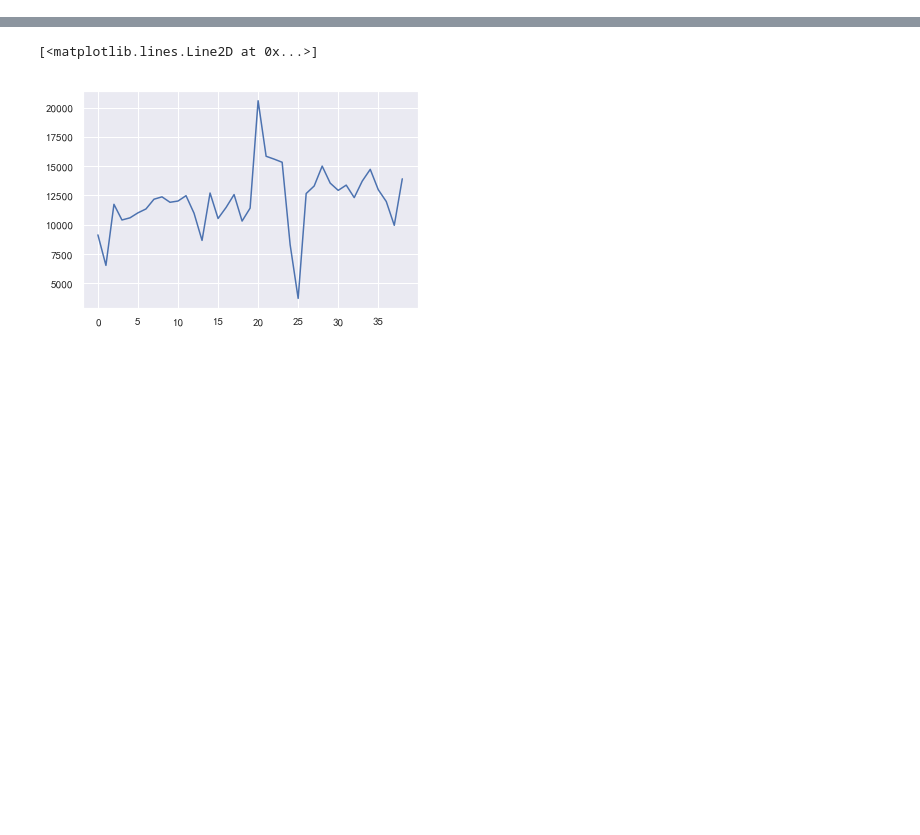
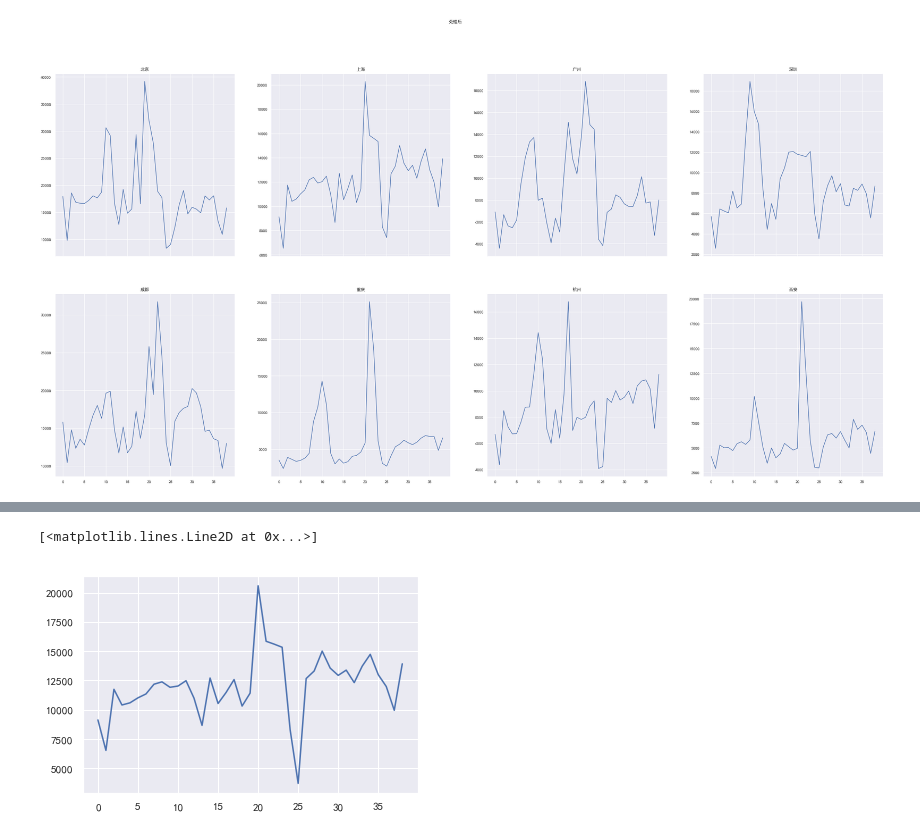
Before and after one commit to orinbai/notebook, a Jupyter notebook: PredictHW.ipynb, the cells around one changed output, grey strips where cells are left out. Saved outputs shown, nothing was run; the diff lists cells and outputs as text; code cells hidden in the pictures; blank space fills up the shorter version.

```diff
--- a/PredictHW.ipynb
+++ b/PredictHW.ipynb
@@ -49,0 +233,4 @@ dGraph(2, 4, cityDF)
+# %%
+dGraph(2, 4, newdata(citys, True), True)
+# %% [output]
+[figure, added]
```
Also changed, not shown: parts of 20 cells of this notebook.
